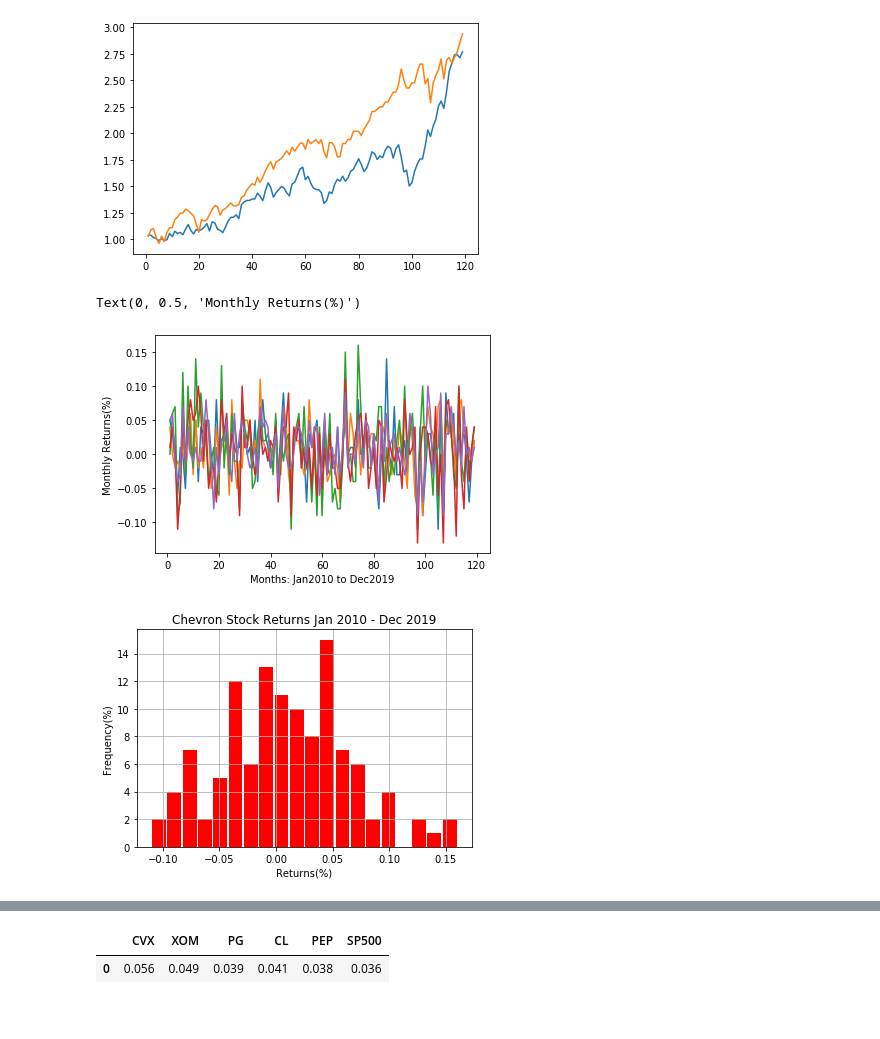
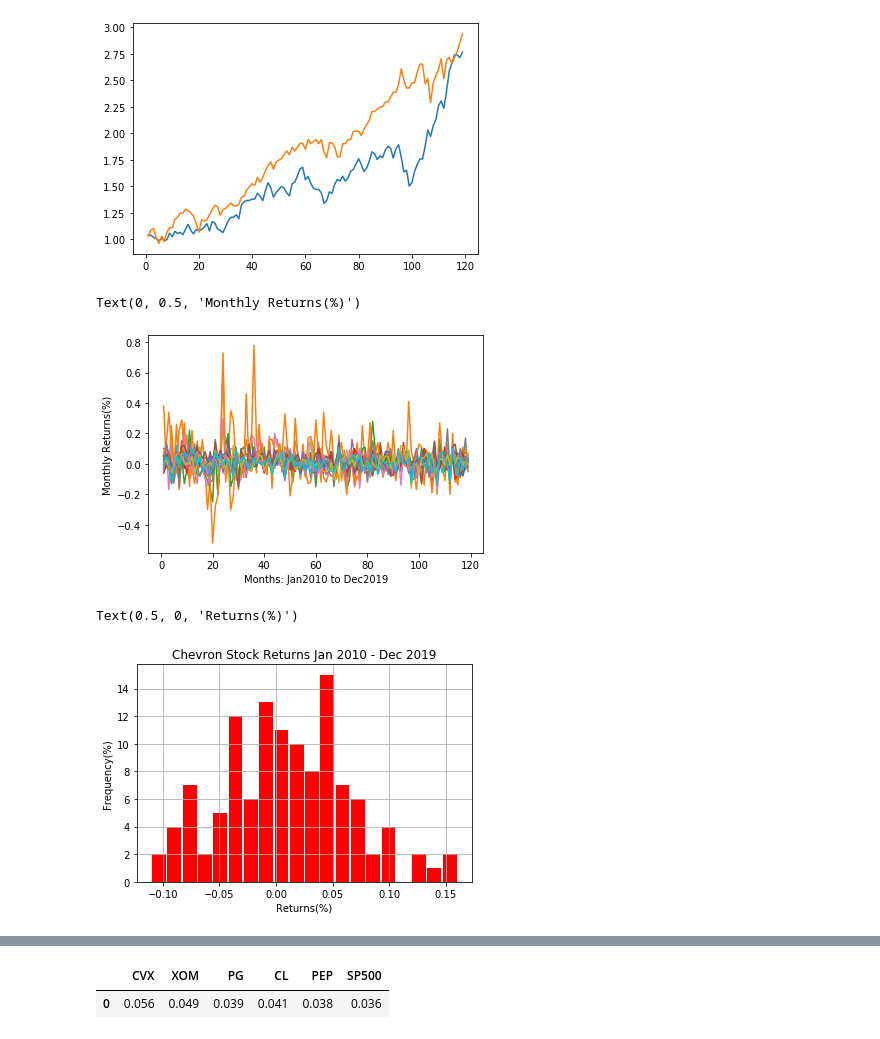
Before and after one commit to claybeaver/Group9_Project1, a Jupyter notebook: Final_notebook.ipynb, the cells around one changed output, grey strips where cells are left out. Drawn from its saved outputs; the diff is of its cells as text; code cells hidden in the pictures.

```diff
--- a/Final_notebook.ipynb
+++ b/Final_notebook.ipynb
@@ -86,11 +86,14 @@ cvx_returns
 Name: CVX, Length: 120, dtype: float64
 # %%
 #Define date column for inclusion in returns df
-dates = Tunde_finalMerged_df["Date"]
+dates = combined_df["Date"]
 # %%
 #pass the returns into a df
-returns_df = pd.DataFrame({"Date":dates,"CVX":cvx_returns,"XOM":xom_returns,"CL":cl_returns,
-                          "PG":pg_returns,"PEP":pep_returns, "SP500":sp500_returns})
+returns_df = pd.DataFrame({"Date":dates, "AAL": aal_returns, "BAC": bac_returns, "COST": cost_returns, "CVX":cvx_returns,
+                           "CL":cl_returns, "DAL": dal_returns, "DIS": dis_returns, "JNJ": jnj_returns, "KO": ko_returns,
+                           "MCD": mcd_returns, "NFLX": nflx_returns, "PEP": pep_returns, "PFE": pfe_returns, "PG": pg_returns,
+                           "SBUX": sbux_returns, "T": t_returns, "WFC": wfc_returns, "WMT": wmt_returns, "XOM":xom_returns,
+                           "SP500":sp500_returns})
 # %%
 returns_df.head()
 # %% [output]
@@ -190,18 +251,36 @@ ax1.plot(sp500cumret)
 [figure]
 # %%
 #sample line with CVX and XOM
+returns_df["SP500"].plot()
+returns_df["AAL"].plot()
+returns_df["BAC"].plot()
+returns_df["COST"].plot()
+returns_df["CVX"].plot()
+
 returns_df["CL"].plot()
+returns_df["DAL"].plot()
+returns_df["DIS"].plot()
+returns_df["JNJ"].plot()
+returns_df["KO"].plot()
+
+returns_df["MCD"].plot()
+returns_df["NFLX"].plot()
+returns_df["PEP"].plot()
+returns_df["PFE"].plot()
 returns_df["PG"].plot()
-returns_df["CVX"].plot()
+
+returns_df["SBUX"].plot()
+returns_df["T"].plot()
+returns_df["WFC"].plot()
+returns_df["WMT"].plot()
 returns_df["XOM"].plot()
-returns_df["PEP"].plot()
 
 
 plt.xlabel("Months: Jan2010 to Dec2019")
 plt.ylabel("Monthly Returns(%)")
 # %% [output]
 Text(0, 0.5, 'Monthly Returns(%)')
-[figure, old version]
+[figure, new version]
 # %%
 #BarChart = returns_df[["CVX","XOM","CL","PG","PEP"]]
 # %%
@@ -214,8 +293,9 @@ returns_df["CVX"].plot.hist(grid=True, bins=20, rwidth=0.9, color="red")
 plt.title("Chevron Stock Returns Jan 2010 - Dec 2019")
 plt.ylabel("Frequency(%)")
 plt.xlabel("Returns(%)")
-plt.savefig("Images/CVXReturns.png")
+#plt.savefig("Images/CVXReturns.png")
 # %% [output]
+Text(0.5, 0, 'Returns(%)')
 [figure]
 # %%
 returns_df["XOM"].plot.hist(grid=True, bins=20, rwidth=0.9, color="green")
```
Also changed, not shown: parts of 36 cells of this notebook.
